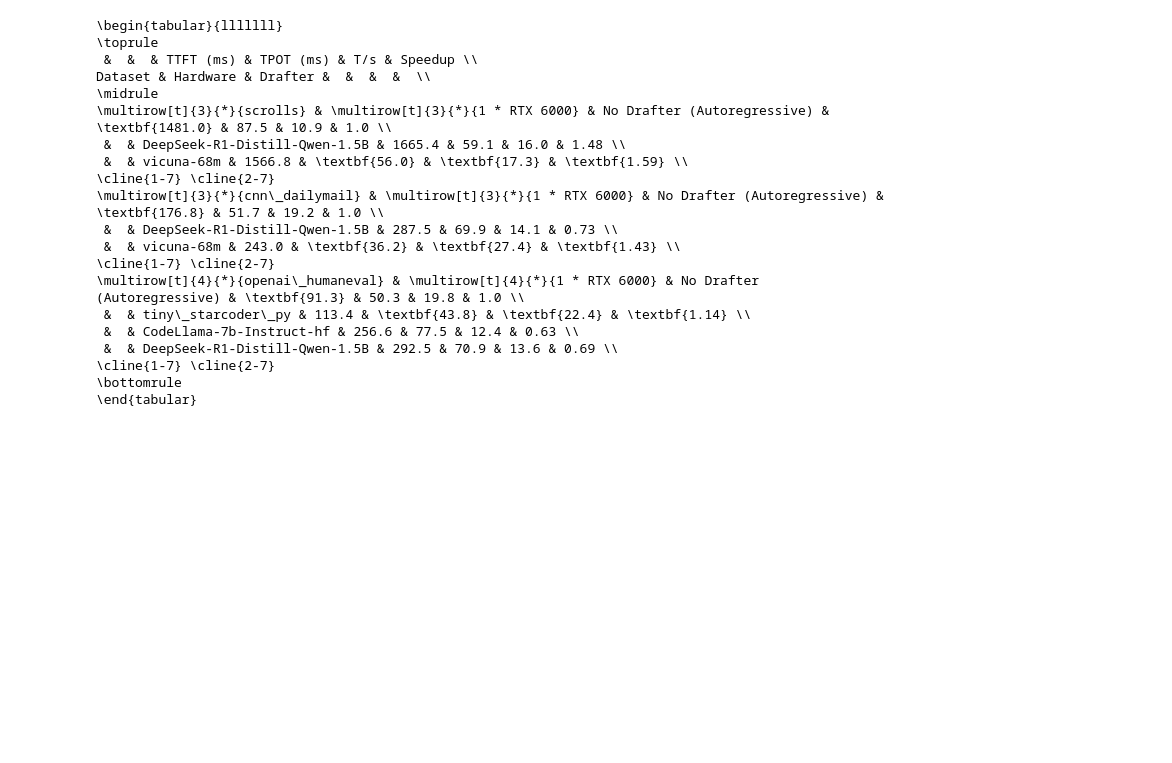
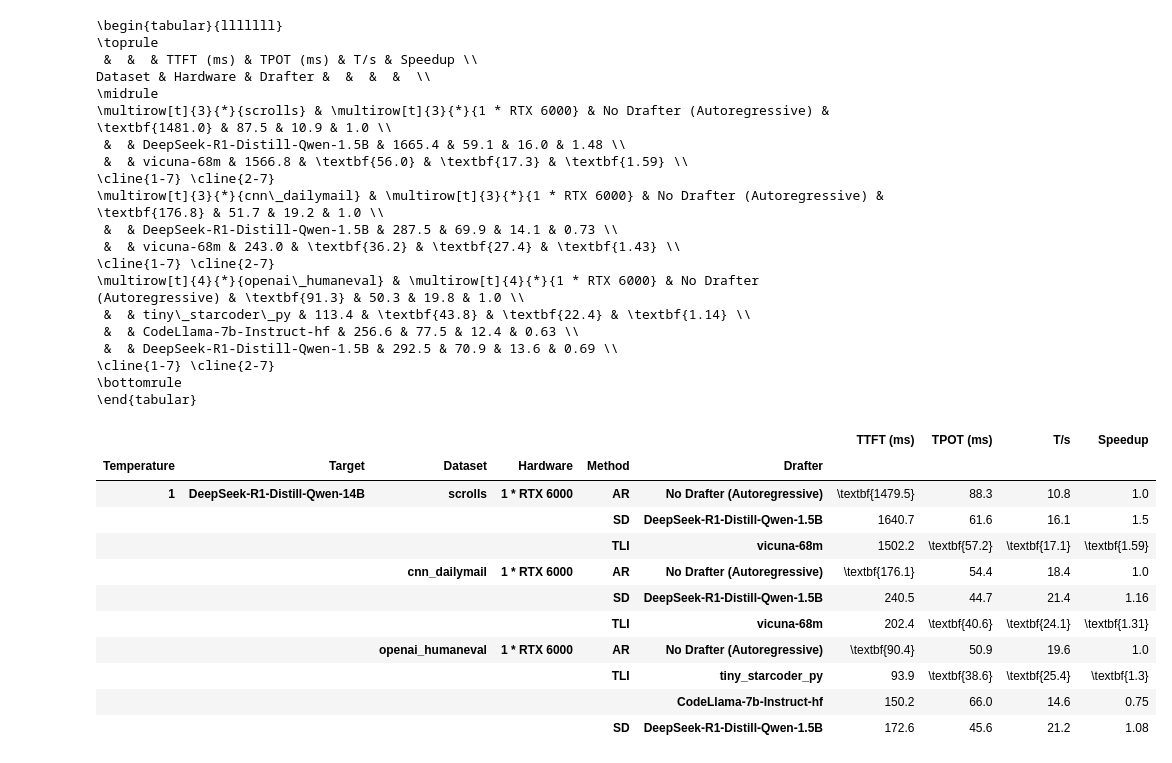
Before and after one commit to keyboardAnt/hf-bench, a Jupyter notebook: hf_bench/speedups.ipynb, the cells around one changed output. Drawn from its saved outputs; the diff is of its cells as text; code cells hidden in the pictures; blank space fills up the shorter version.

Commit message:
`df_deepseek_qwen_14b_temperature_1`

```diff
--- a/hf_bench/speedups.ipynb
+++ b/hf_bench/speedups.ipynb
@@ -743,3 +743,21 @@ Dataset & Hardware & Drafter &  &  &  &  \\
 \cline{1-7} \cline{2-7}
 \bottomrule
 \end{tabular}
+# %%
+mask_deepseek_qwen_14b = df_summary_for_latex_sorted_bolded_with_hardware.index.get_level_values("Target").str.startswith("DeepSeek-R1-Distill-Qwen-14B")
+mask_temperature_1 = df_summary_for_latex_sorted_bolded_with_hardware.index.get_level_values("Temperature") == 1
+df_deepseek_qwen_14b_temperature_1 = df_summary_for_latex_sorted_bolded_with_hardware[mask_deepseek_qwen_14b & mask_temperature_1]
+df_deepseek_qwen_14b_temperature_1
+# %% [output]
+|  |  |  |  |  |  | TTFT (ms) | TPOT (ms) | T/s | Speedup |
+| Temperature | Target | Dataset | Hardware | Method | Drafter |  |  |  |  |
+| 1 | DeepSeek-R1-Distill-Qwen-14B | scrolls | 1 * RTX 6000 | AR | No Drafter (Autoregressive) | \textbf{1479.5} | 88.3 | 10.8 | 1.0 |
+|  |  |  |  | SD | DeepSeek-R1-Distill-Qwen-1.5B | 1640.7 | 61.6 | 16.1 | 1.5 |
+|  |  |  |  | TLI | vicuna-68m | 1502.2 | \textbf{57.2} | \textbf{17.1} | \textbf{1.59} |
+|  |  | cnn_dailymail | 1 * RTX 6000 | AR | No Drafter (Autoregressive) | \textbf{176.1} | 54.4 | 18.4 | 1.0 |
+|  |  |  |  | SD | DeepSeek-R1-Distill-Qwen-1.5B | 240.5 | 44.7 | 21.4 | 1.16 |
+|  |  |  |  | TLI | vicuna-68m | 202.4 | \textbf{40.6} | \textbf{24.1} | \textbf{1.31} |
+|  |  | openai_humaneval | 1 * RTX 6000 | AR | No Drafter (Autoregressive) | \textbf{90.4} | 50.9 | 19.6 | 1.0 |
+|  |  |  |  | TLI | tiny_starcoder_py | 93.9 | \textbf{38.6} | \textbf{25.4} | \textbf{1.3} |
+|  |  |  |  |  | CodeLlama-7b-Instruct-hf | 150.2 | 66.0 | 14.6 | 0.75 |
+|  |  |  |  | SD | DeepSeek-R1-Distill-Qwen-1.5B | 172.6 | 45.6 | 21.2 | 1.08 |
```
Also changed, not shown: parts of 1 cell of this notebook, 1 other file.
